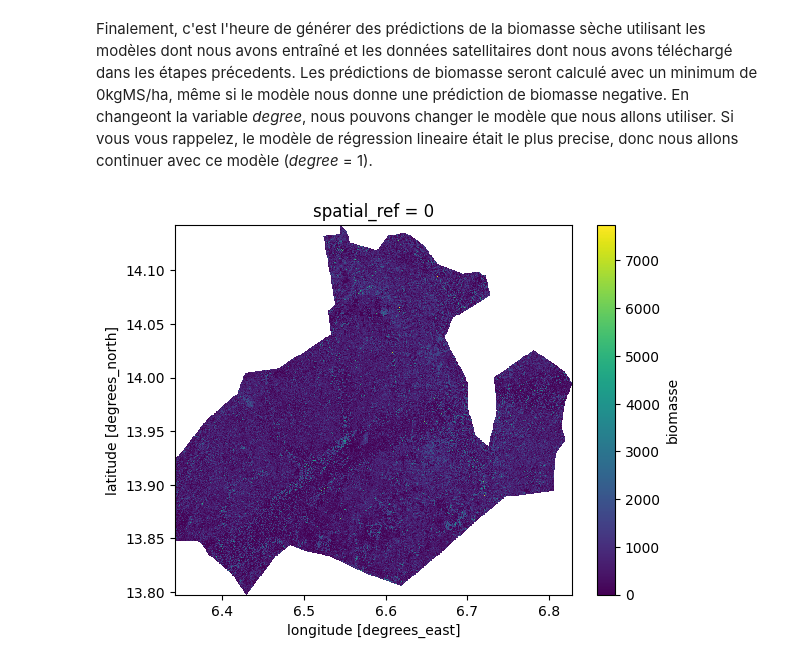
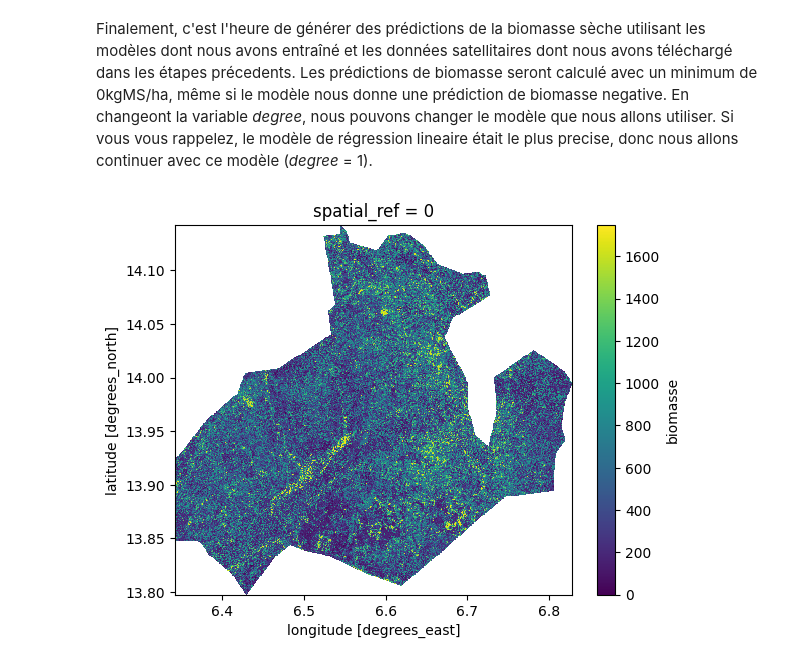
Before and after one commit to gutkinn/REPO-biomasse, a Jupyter notebook: Modele_biomasse_REPO.ipynb, the cells around one changed output. Saved outputs shown, nothing was run; the diff lists cells and outputs as text; code cells hidden in the pictures.

Commit message:
finalisation pour la formation

```diff
--- a/Modele_biomasse_REPO.ipynb
+++ b/Modele_biomasse_REPO.ipynb
@@ -111,7 +97,7 @@ all_indexes = ['VV', 'VH', 'B01', 'B02', 'B03', 'B04', 'B05', 'B06', 'B07', 'B08
                'NBR2', 'NDI54', 'NDRE1', 'STI', 'MSI',  'SAVI', 'MSAVI', 'IRECI',
                'VV-VH_rolling','VV+VH_rolling']
 
-index_list, biomass_list, all_l1_time = clean_data(prodsites,extr_data,all_indexes,band_list_s1,band_list_s2)
+index_list, biomass_list, all_l1_time = preprocess_data(prodsites,extr_data,all_indexes,band_list_s1,band_list_s2)
 # %% [markdown]
 Maintenant, nous avons deux tableaux importants :
  - index_list : un tableau contenant toutes les données des bandes satellitaires et indices
@@ -163,16 +149,16 @@ We have loaded the 'best' available model, now we need to fetch the input data f
 # %%
-commune = 'DanGoulbi' # 'test' si vous voulez tester la modèlisation avec un polygone petit
+commune = 'test' # 'test' si vous voulez tester la modèlisation avec un polygone de test
 
 # IMPORTANT : Il faut selectionner le mois entier pour avoir des prédictions de biomasse correctes
-t_extract = [f'2023-02-01', f'2023-02-28']
+t_extract = ['2023-02-01', '2023-02-28']
 
 bbox, area, mois, in_data_path = generate_geometries_zone(commune,t_extract)
 extr_area = extract_and_save_simple(band_list_s1,band_list_s2,t_extract,bbox,None,connection)
 
-"""job = extr_area.create_job(
-        title=f'avr_{commune}', out_format='NetCDF')
+job = extr_area.create_job(
+        title=f'prediction_{commune}_{t_extract[0]}_{t_extract[1]}', out_format='NetCDF')
 
 job.start_and_wait()
 for asset in job.get_results().get_assets():
-    asset.download(in_data_path)"""
+    asset.download(in_data_path)
 # %% [output]
@@ -206,12 +204,12 @@ Data variables: (12/30)
 # %% [markdown]
 Finalement, c'est l'heure de générer des prédictions de la biomasse sèche utilisant les modèles dont nous avons entraîné et les données satellitaires dont nous avons téléchargé dans les étapes précedents. Les prédictions de biomasse seront calculé avec un minimum de 0kgMS/ha, même si le modèle nous donne une prédiction de biomasse negative. En changeont la variable _degree_, nous pouvons changer le modèle que nous allons utiliser. Si vous vous rappelez, le modèle de régression lineaire était le plus precise, donc nous allons continuer avec ce modèle (_degree_ = 1).
 # %%
-# 'LR', 'PR2, 'PR3', 'PLS', ou 'RF'
-model = 'LR'
+# options de modèle : 'LR', 'PR2, 'PR3', 'PLS', ou 'RF'
+model = 'RF'
 X_df = pd.DataFrame(index_list.T,columns=all_indexes,index=all_l1_time)
 y_df = pd.DataFrame(biomass_list,columns=['biomass'],index=all_l1_time)
 out_path = in_data_path.replace('100m','MODEL').replace('.nc','.tif')
 
 generate_predictions(model, X_df, y_df, in_data, in_crs, out_path, area)
 # %% [output]
-[figure, old version]
+[figure, new version]
```
Also changed, not shown: parts of 10 cells of this notebook, 16 other files.
